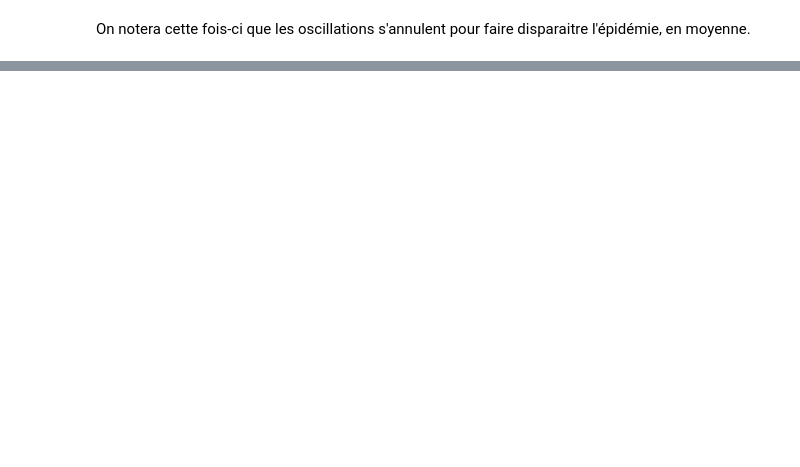
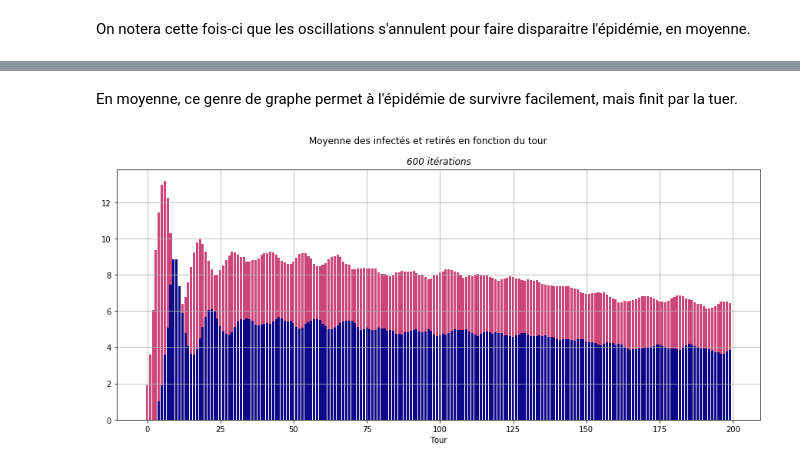
Before and after one commit to farid-fari/epidemics, a Jupyter notebook: epidemics/Exemples.ipynb, the cells around one changed output, grey strips where cells are left out. Drawn from its saved outputs; the diff is of its cells as text; code cells hidden in the pictures; blank space fills up the shorter version.

```diff
--- a/epidemics/Exemples.ipynb
+++ b/epidemics/Exemples.ipynb
@@ -86,0 +94,6 @@ sirs_stats.plot_avg(graph=g)
+# %% [markdown]
+En moyenne, ce genre de graphe permet à l'épidémie de survivre facilement, mais finit par la tuer.
+# %%
+sirs_stats.plot_avg(graph=g, turns=200)
+# %% [output]
+[figure, added]
```
Also changed, not shown: parts of 12 cells of this notebook, 5 other files.
